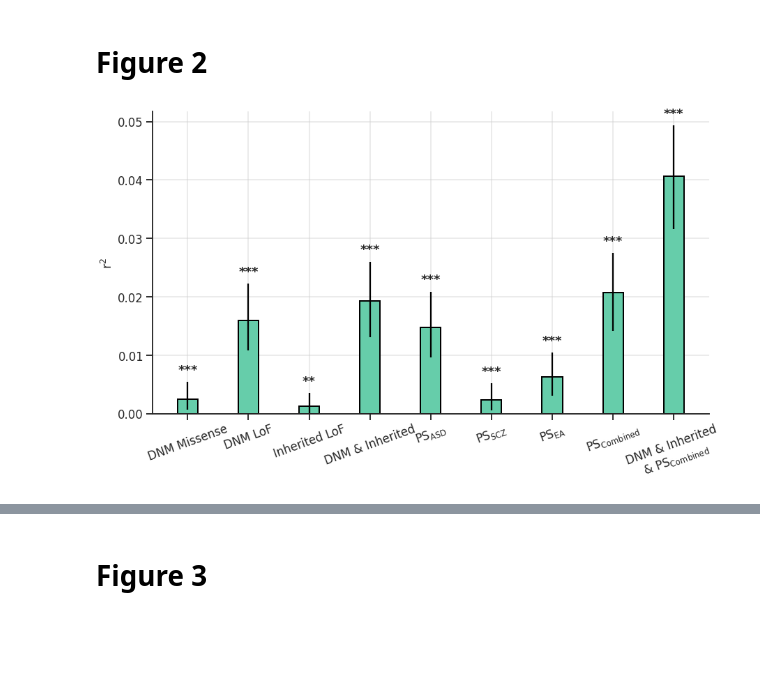
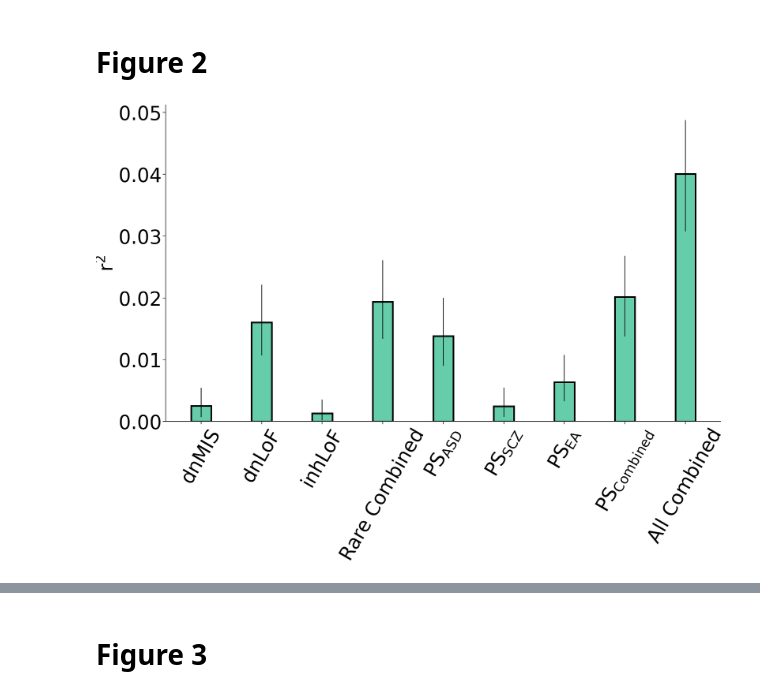
Before and after one commit to sebatlab/Antaki2021, a Jupyter notebook: Antaki2021_figures.ipynb, the cells around one changed output, grey strips where cells are left out. Saved outputs shown, nothing was run; the diff lists cells and outputs as text; code cells hidden in the pictures; blank space fills up the shorter version.

```diff
--- a/Antaki2021_figures.ipynb
+++ b/Antaki2021_figures.ipynb
@@ -10,10 +10,27 @@ from scipy.stats import chi2_contingency
 import matplotlib.pyplot as plt
 from matplotlib.patches import Patch
 from matplotlib.lines import Line2D
+
 import statsmodels.stats.multitest
 from statsmodels.stats.contingency_tables import Table2x2
 %matplotlib inline
 plt.rcParams['svg.fonttype'] = 'none'
+
+import matplotlib.patches as mpatches
+import matplotlib.lines as mlines
+
+
+SMALL = 20
+MEDIUM = 25
+BIG = 30
+MASSIVE = 60
+
+YLABEL_PAD = 25.0
+
+FIGSIZE_DEFAULT = (26, 16)
+
+
+LINEWIDTH = 5
 # %% [markdown]
 # Figure 1
 # %%
@@ -618,7 +752,10 @@ def format_p(pv):
     return fmt
 
 # Data analysis
-df = pd.read_csv("R2_estimates.bootstrap-test-convergence.csv", sep=",")
+# df = pd.read_csv("R2_estimates.bootstrap-test-convergence.csv", sep=",")
+# df = pd.read_csv("/content/R2_estimates.tmp.csv", sep=",")
+df = pd.read_csv("/content/r2_table.csv", sep=",")
+
 
 
 # Reformat data
@@ -650,7 +787,7 @@ plt.rcParams.update(params)
 sns.set_context('talk')
 pal = ['mediumaquamarine','dodgerblue','silver']
 
-f, ax = plt.subplots(1,1,figsize=(13,8))
+f, ax = plt.subplots(1,1,figsize=FIGSIZE_DEFAULT)
 
 risk = [
     'snv_dn_mis','snv_dn_lof',
@@ -675,54 +812,66 @@ for r in risk:
   ci_upper.append(df.loc[(df['Sex'] == 'Female & Male') & (df['R2_type'] == r)]['ci_upper_adj'].values[0])
 
 
 ci_lower_upper = (ci_lower, ci_upper)
 
 width = 1/3
 
 ax.bar(
     x = ybar,
     height = r2,
     width = width,
     # yerr = err,
     yerr = ci_lower_upper,
     color = pal[0],
     edgecolor = "k",
-    linewidth = 2,
+    # linewidth = 2,
+    linewidth = LINEWIDTH,
 )
 
 # p-values
-pbuf = 0.002
-buff = 0
-for i, p in enumerate(pv):
-  ax.text(
-      y = r2[i] + err[i] + pbuf,
-      # y = r2[i] + pbuf,
-      x = ybar[i] + buff,
-      s = format_p(p),
-      ha = 'center',
-      va = 'center',
-      weight = 'bold',
-      )
+# pbuf = 0.002
+# buff = 0
+# for i, p in enumerate(pv):
+#   ax.text(
+#       y = r2[i] + err[i] + pbuf,
+#       # y = r2[i] + pbuf,
+#       x = ybar[i] + buff,
+#       s = format_p(p),
+#       ha = 'center',
+#       va = 'center',
+#       weight = 'bold',
+#       fontsize = MASSIVE
+#       )
 
 xlabs = [
-    'DNM Missense','DNM LoF','Inherited LoF','DNM & Inherited',
+    'dnMIS','dnLoF','inhLoF','Rare Combined',
     '$PS_{ASD}$','$PS_{SCZ}$','$PS_{EA}$',
     '$PS_{Combined}$',
-    'DNM & Inherited\n& $PS_{Combined}$'
+    'All Combined'
 ]
 
-ax.set_ylabel('r$^2$')
+ax.set_ylabel('r$^2$', fontsize = MASSIVE, color = "black")
 ax.set_xlabel('')
 ax.set_xticks([x for x in ybar])
-ax.set_xticklabels(xlabs,rotation=20)
-ax.xaxis.grid(alpha=0.5)
-ax.yaxis.grid(alpha=0.5)
+ax.set_xticklabels(xlabs, rotation = 60)
 ax.set_axisbelow(True)
 sns.despine(ax=ax)
 f.tight_layout()
-f.savefig("fig1_model_final_hor.png")
-f.savefig("fig1_model_final_hor.svg")
+
+plt.yticks(fontsize = MASSIVE, color = "black")
+# plt.xticks(fontsize = SMALL + 5)
+plt.xticks(fontsize = MASSIVE, color = "black")
+
+# ax.grid(False)
+# sns.despine(ax=ax)
+# ax.set_facecolor('white')
+
+f.savefig("fig2a.png", bbox_inches = "tight")
+f.savefig("fig2a.svg", bbox_inches = "tight")
+f.savefig("fig2a.pdf", bbox_inches = "tight")
+
+# Add more spacing between bars?
 # %% [output]
-[figure, old version]
+[figure, new version]
 # %%
 # Make supplementary table 5
```
Also changed, not shown: parts of 40 cells of this notebook.
